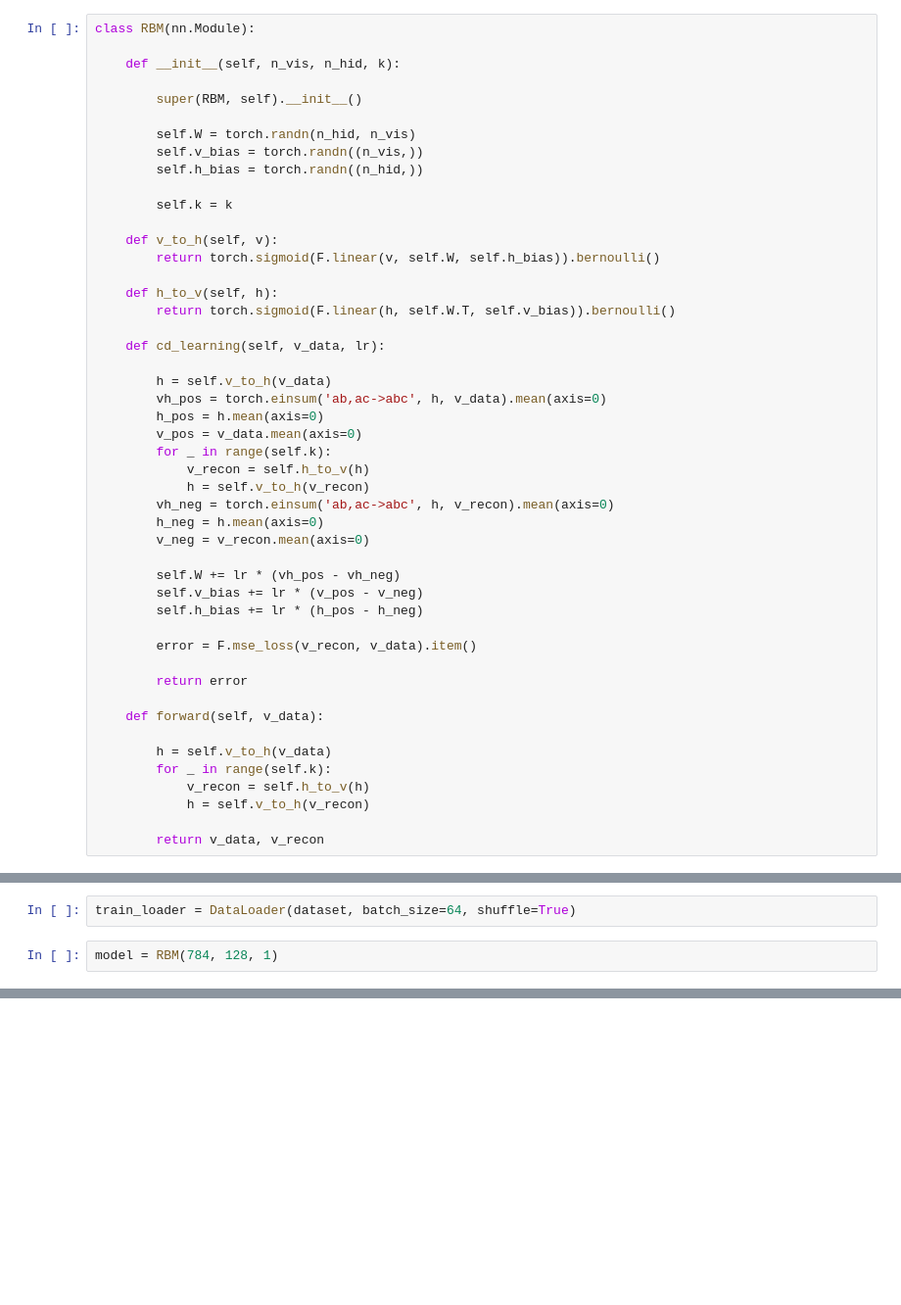
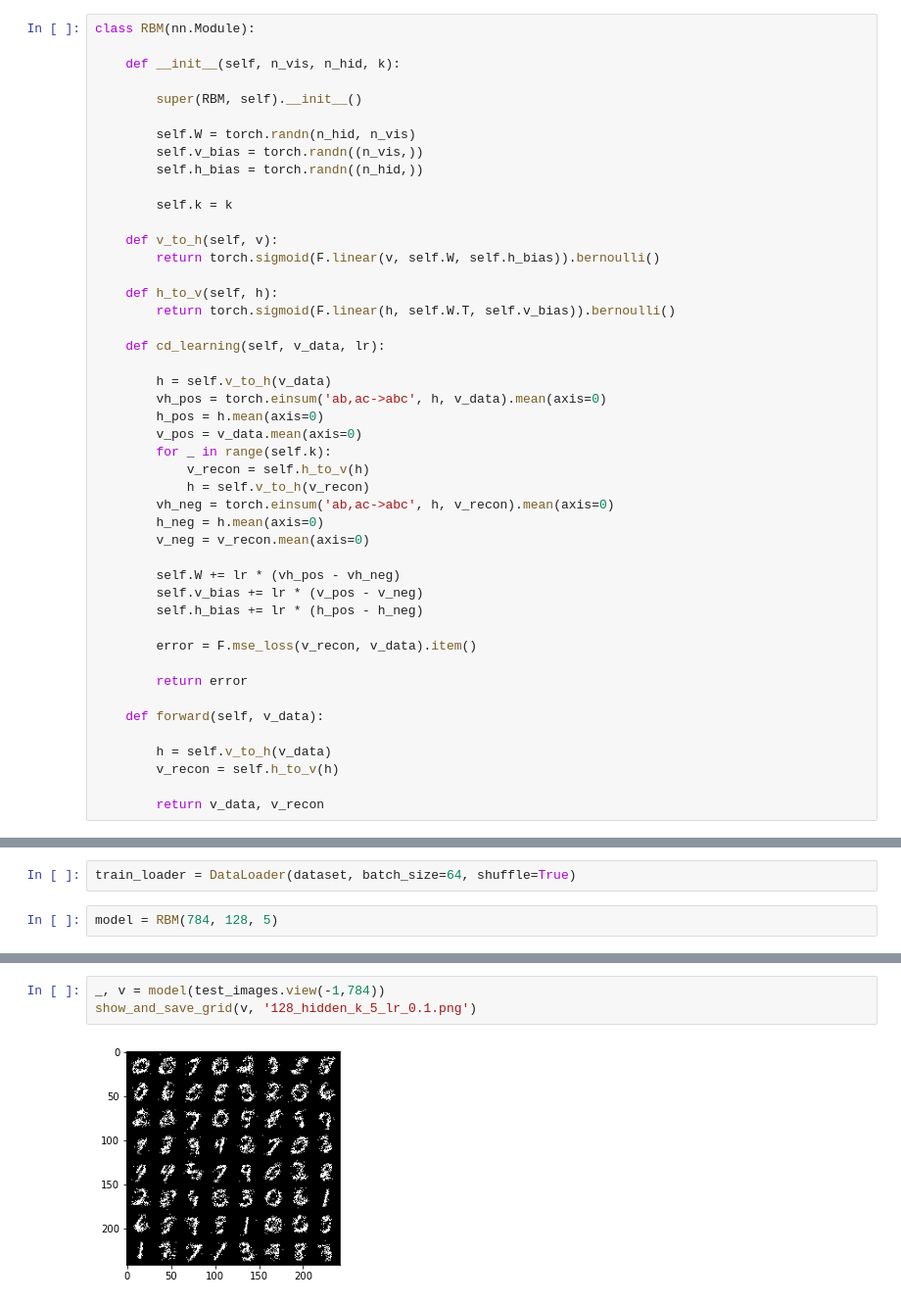
Before and after one commit to deep-deep-learning/restricted_boltzman_machine, a Jupyter notebook: Untitled1.ipynb, the cells around one changed output, grey strips where cells are left out. Shown: that part at 98% size. Drawn from its saved outputs; the diff is of its cells as text; blank space fills up the shorter version.

```diff
--- a/Untitled1.ipynb
+++ b/Untitled1.ipynb
@@ -55,8 +55,6 @@ class RBM(nn.Module):
     def forward(self, v_data):
 
         h = self.v_to_h(v_data)
-        for _ in range(self.k):
-            v_recon = self.h_to_v(h)
-            h = self.v_to_h(v_recon)
+        v_recon = self.h_to_v(h)
 
         return v_data, v_recon
@@ -66,4 +70,4 @@ dataset = datasets.MNIST('../dataset', train=True, download=True,
 # %%
 train_loader = DataLoader(dataset, batch_size=64, shuffle=True)
 # %%
-model = RBM(784, 128, 1)
+model = RBM(784, 128, 5)
@@ -120,0 +89,5 @@ plt.imshow(npimg, cmap='gray')
+# %%
+_, v = model(test_images.view(-1,784))
+show_and_save_grid(v, '128_hidden_k_5_lr_0.1.png')
+# %% [output]
+[figure, added]
```
Also changed, not shown: parts of 8 cells of this notebook, 11 other files.
